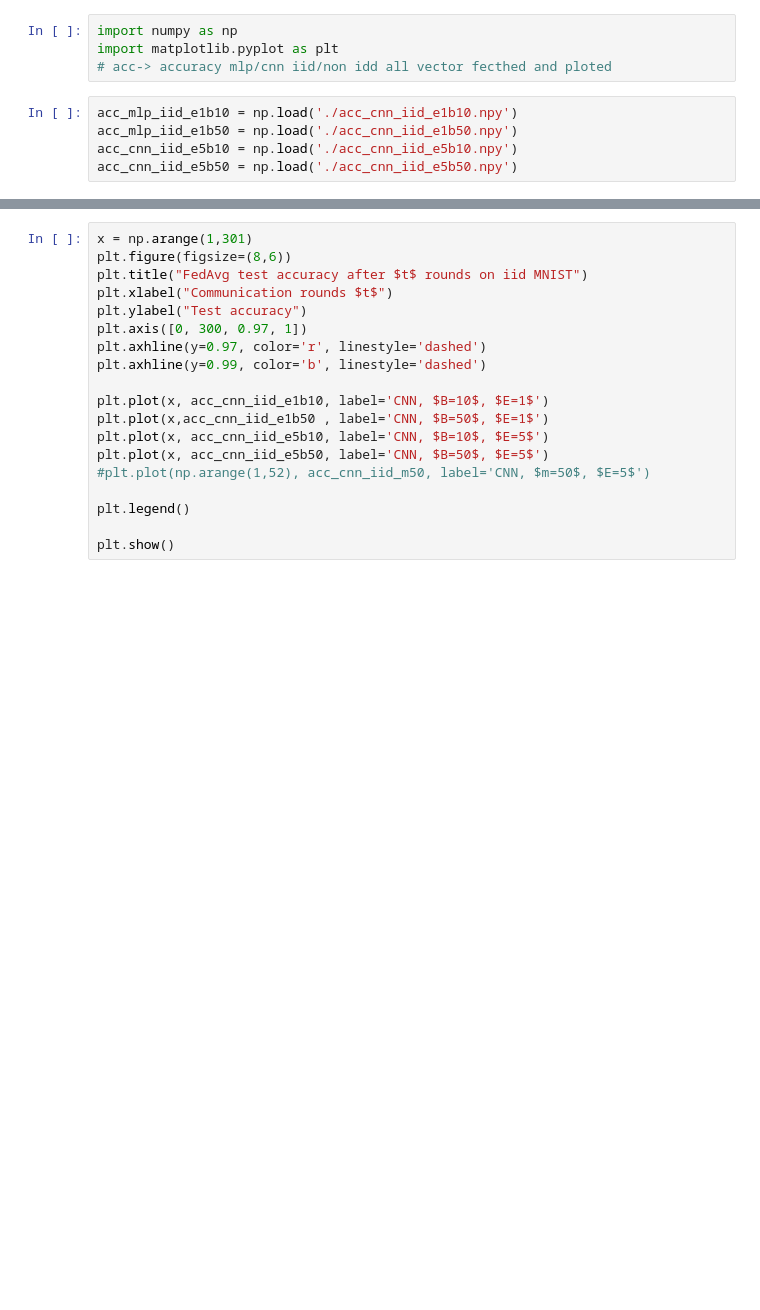
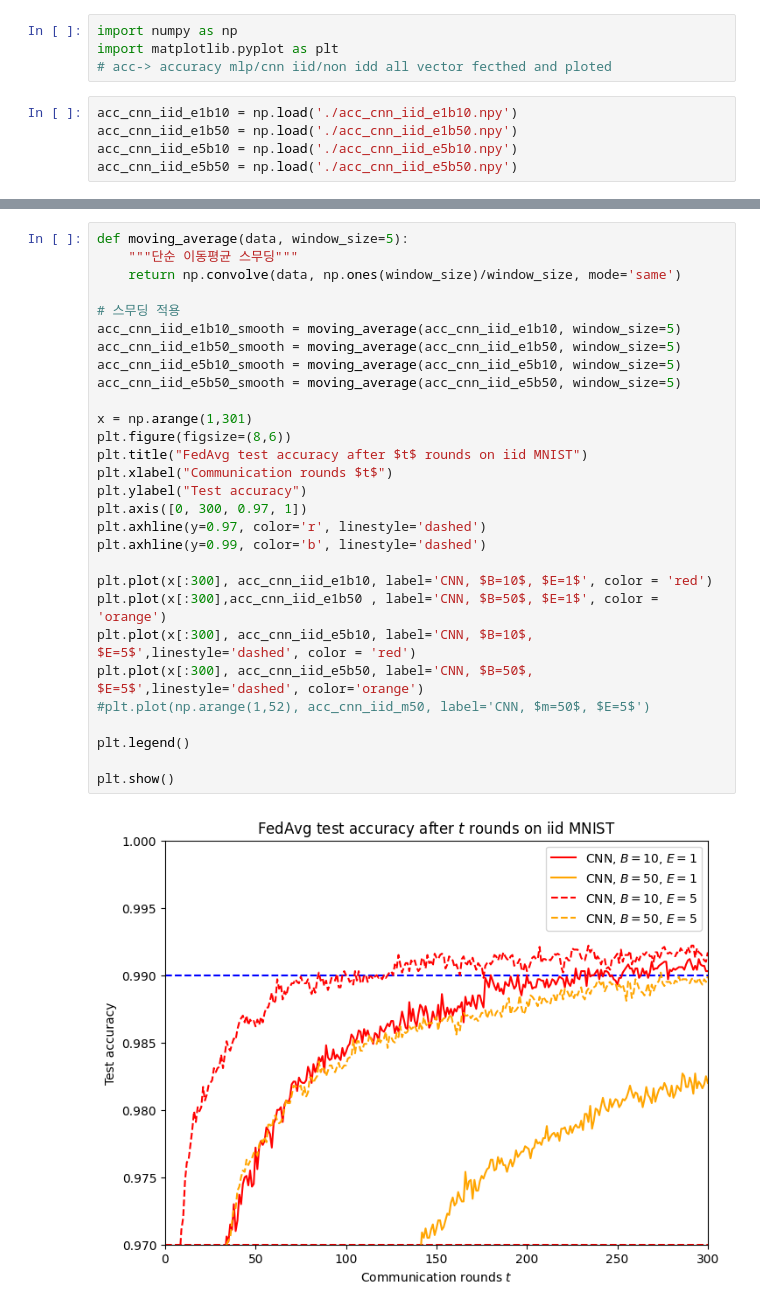
Before and after one commit to sangjun315/FedAvg-Pytorch, a Jupyter notebook: Fed_Avg3.ipynb, the cells around one changed output, grey strips where cells are left out. Cells and saved outputs as stored; diff of their text form; blank space fills up the shorter version.

```diff
--- a/Fed_Avg3.ipynb
+++ b/Fed_Avg3.ipynb
@@ -479,8 +510,8 @@ import numpy as np
 import matplotlib.pyplot as plt
 # acc-> accuracy mlp/cnn iid/non idd all vector fecthed and ploted
 # %%
-acc_mlp_iid_e1b10 = np.load('./acc_cnn_iid_e1b10.npy')
-acc_mlp_iid_e1b50 = np.load('./acc_cnn_iid_e1b50.npy')
+acc_cnn_iid_e1b10 = np.load('./acc_cnn_iid_e1b10.npy')
+acc_cnn_iid_e1b50 = np.load('./acc_cnn_iid_e1b50.npy')
 acc_cnn_iid_e5b10 = np.load('./acc_cnn_iid_e5b10.npy')
 acc_cnn_iid_e5b50 = np.load('./acc_cnn_iid_e5b50.npy')
 # %%
@@ -491,21 +522,33 @@ acc_cnn_noniid_e5b10 = np.load('./acc_cnn_noniid_e5b10.npy)
 acc_cnn_noniid_e5b50 = np.load('./acc_cnn_noniid_e5b50.npy')
 # %%
+def moving_average(data, window_size=5):
+    """단순 이동평균 스무딩"""
+    return np.convolve(data, np.ones(window_size)/window_size, mode='same')
+
+# 스무딩 적용
+acc_cnn_iid_e1b10_smooth = moving_average(acc_cnn_iid_e1b10, window_size=5)
+acc_cnn_iid_e1b50_smooth = moving_average(acc_cnn_iid_e1b50, window_size=5)
+acc_cnn_iid_e5b10_smooth = moving_average(acc_cnn_iid_e5b10, window_size=5)
+acc_cnn_iid_e5b50_smooth = moving_average(acc_cnn_iid_e5b50, window_size=5)
+
 x = np.arange(1,301)
 plt.figure(figsize=(8,6))
 plt.title("FedAvg test accuracy after $t$ rounds on iid MNIST")
 plt.xlabel("Communication rounds $t$")
 plt.ylabel("Test accuracy")
 plt.axis([0, 300, 0.97, 1])
 plt.axhline(y=0.97, color='r', linestyle='dashed')
 plt.axhline(y=0.99, color='b', linestyle='dashed')
 
-plt.plot(x, acc_cnn_iid_e1b10, label='CNN, $B=10$, $E=1$')
-plt.plot(x,acc_cnn_iid_e1b50 , label='CNN, $B=50$, $E=1$')
-plt.plot(x, acc_cnn_iid_e5b10, label='CNN, $B=10$, $E=5$')
-plt.plot(x, acc_cnn_iid_e5b50, label='CNN, $B=50$, $E=5$')
+plt.plot(x[:300], acc_cnn_iid_e1b10, label='CNN, $B=10$, $E=1$', color = 'red')
+plt.plot(x[:300],acc_cnn_iid_e1b50 , label='CNN, $B=50$, $E=1$', color = 'orange')
+plt.plot(x[:300], acc_cnn_iid_e5b10, label='CNN, $B=10$, $E=5$',linestyle='dashed', color = 'red')
+plt.plot(x[:300], acc_cnn_iid_e5b50, label='CNN, $B=50$, $E=5$',linestyle='dashed', color='orange')
 #plt.plot(np.arange(1,52), acc_cnn_iid_m50, label='CNN, $m=50$, $E=5$')
 
 plt.legend()
 
 plt.show()
+# %% [output]
+[figure, added]
 # %%
```
Also changed, not shown: parts of 7 cells of this notebook.
